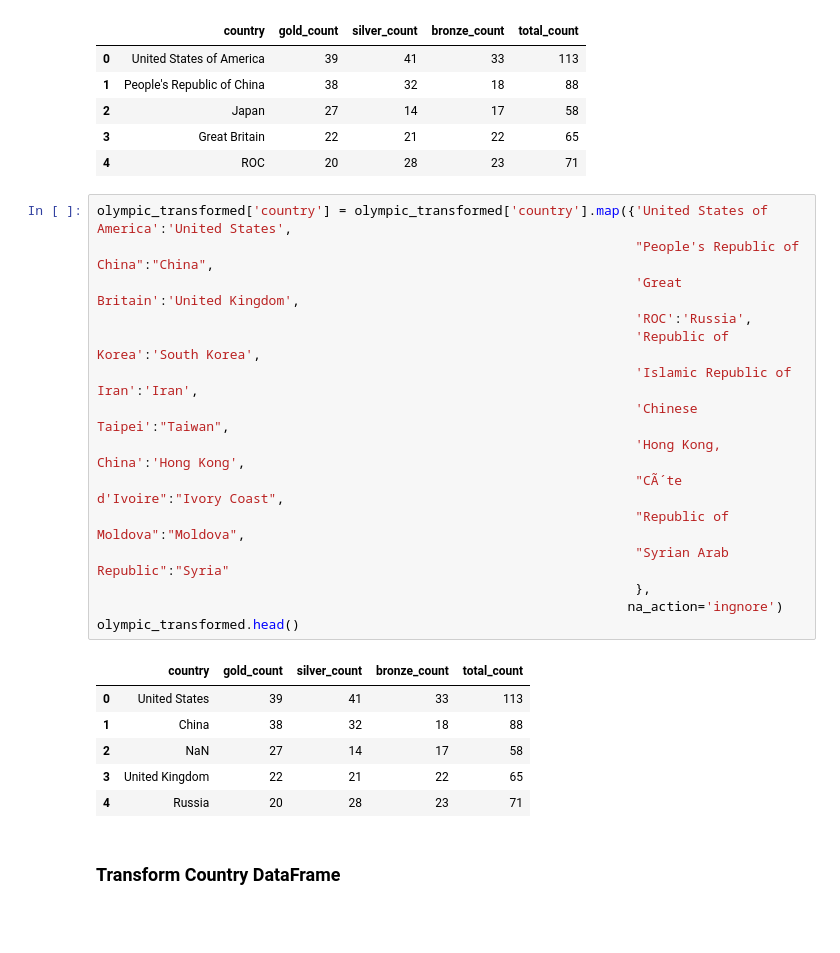
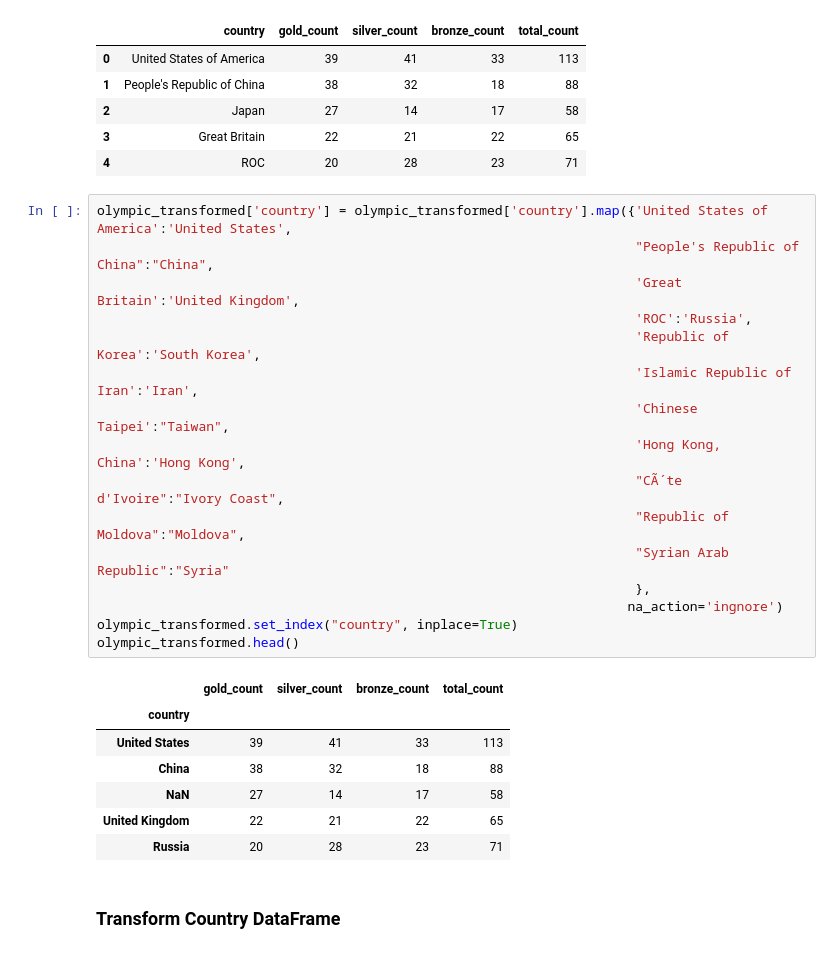
Before and after one commit to douglas-robertson/ETL-Project, a Jupyter notebook: pandas_etl.ipynb, the cells around one changed output. Saved outputs shown, nothing was run; the diff lists cells and outputs as text; blank space fills up the shorter version.

```diff
--- a/pandas_etl.ipynb
+++ b/pandas_etl.ipynb
@@ -82,25 +82,27 @@ olympic_transformed.head()
 # %%
 olympic_transformed['country'] = olympic_transformed['country'].map({'United States of America':'United States',
                                                                      "People's Republic of China":"China",
                                                                      'Great Britain':'United Kingdom',
                                                                      'ROC':'Russia',
                                                                      'Republic of Korea':'South Korea',
                                                                      'Islamic Republic of Iran':'Iran',
                                                                      'Chinese Taipei':"Taiwan",
                                                                      'Hong Kong, China':'Hong Kong',
                                                                      "CÃ´te d'Ivoire":"Ivory Coast",
                                                                      "Republic of Moldova":"Moldova",
                                                                      "Syrian Arab Republic":"Syria"
                                                                      },
                                                                     na_action='ingnore')
+olympic_transformed.set_index("country", inplace=True)
 olympic_transformed.head()
 # %% [output]
-|  | country | gold_count | silver_count | bronze_count | total_count |
-| 0 | United States | 39 | 41 | 33 | 113 |
-| 1 | China | 38 | 32 | 18 | 88 |
-| 2 | NaN | 27 | 14 | 17 | 58 |
-| 3 | United Kingdom | 22 | 21 | 22 | 65 |
-| 4 | Russia | 20 | 28 | 23 | 71 |
+|  | gold_count | silver_count | bronze_count | total_count |
+| country |  |  |  |  |
+| United States | 39 | 41 | 33 | 113 |
+| China | 38 | 32 | 18 | 88 |
+| NaN | 27 | 14 | 17 | 58 |
+| United Kingdom | 22 | 21 | 22 | 65 |
+| Russia | 20 | 28 | 23 | 71 |
 # %% [markdown]
 ### Transform Country DataFrame
 # %%
```
Also changed, not shown: parts of 4 cells of this notebook.
